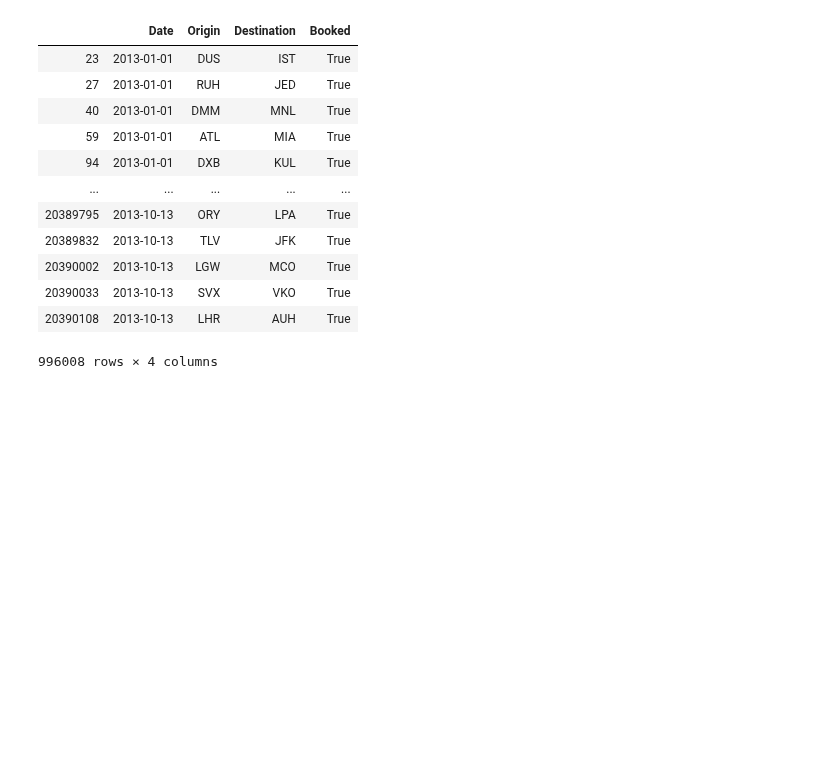
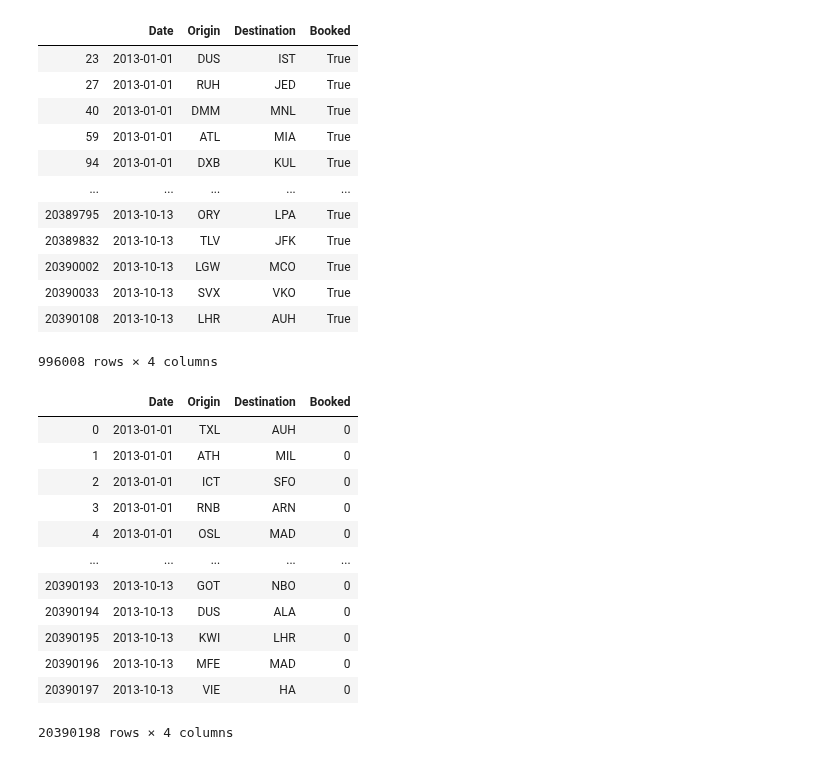
Before and after one commit to daniel-isidro/amadeus_challenge, a Jupyter notebook: amadeus_challenge.ipynb, the cells around one changed output. Drawn from its saved outputs; the diff is of its cells as text; code cells hidden in the pictures; blank space fills up the shorter version.

```diff
--- a/amadeus_challenge.ipynb
+++ b/amadeus_challenge.ipynb
@@ -798,3 +805,23 @@ df_searches[df_searches['Booked'] == True] #996007 searches resulted in bookings
 | 20390033 | 2013-10-13 | SVX | VKO | True |
 | 20390108 | 2013-10-13 | LHR | AUH | True |
 996008 rows × 4 columns
+# %%
+# Converting values of 'Booked' to 0 and 1 values
+
+df_searches['Booked'] = df_searches['Booked'].astype(int)
+# %%
+df_searches
+# %% [output]
+|  | Date | Origin | Destination | Booked |
+| 0 | 2013-01-01 | TXL | AUH | 0 |
+| 1 | 2013-01-01 | ATH | MIL | 0 |
+| 2 | 2013-01-01 | ICT | SFO | 0 |
+| 3 | 2013-01-01 | RNB | ARN | 0 |
+| 4 | 2013-01-01 | OSL | MAD | 0 |
+| ... | ... | ... | ... | ... |
+| 20390193 | 2013-10-13 | GOT | NBO | 0 |
+| 20390194 | 2013-10-13 | DUS | ALA | 0 |
+| 20390195 | 2013-10-13 | KWI | LHR | 0 |
+| 20390196 | 2013-10-13 | MFE | MAD | 0 |
+| 20390197 | 2013-10-13 | VIE | HA | 0 |
+20390198 rows × 4 columns
```
Also changed, not shown: parts of 3 cells of this notebook.
